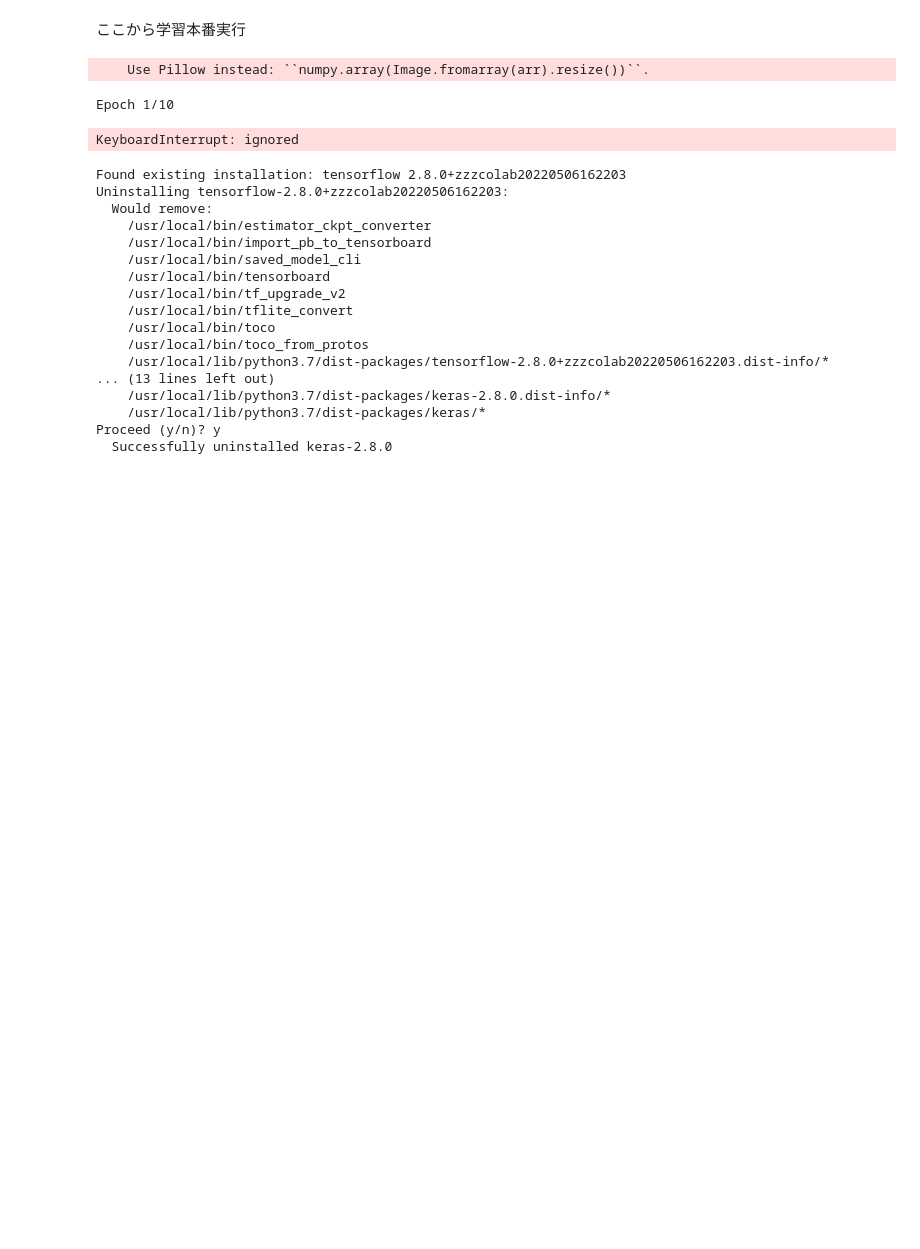
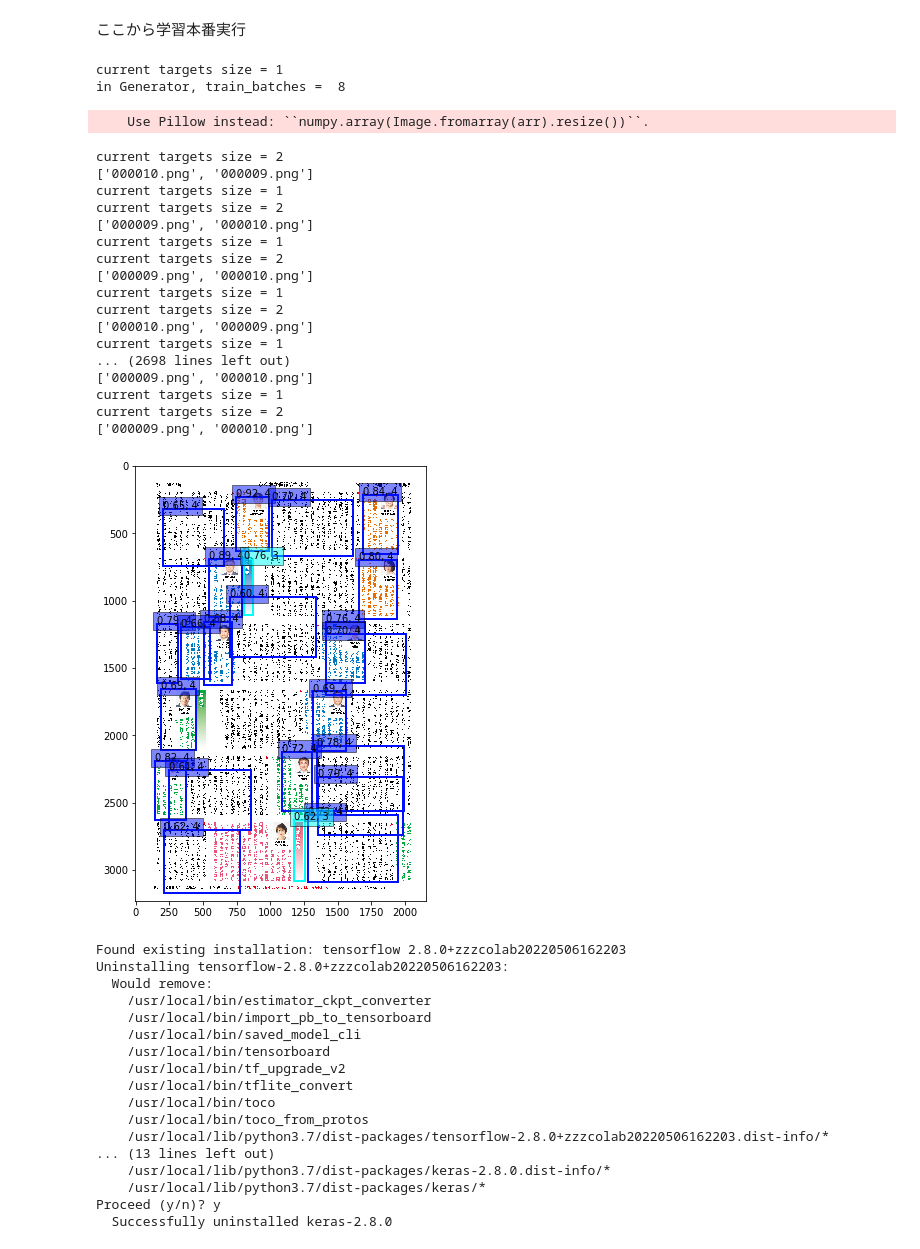
Before and after one commit to N-Tsuruta/SSD_TSG, a Jupyter notebook: SSD学習自前画像のみ.ipynb, the cells around one changed output. Saved outputs shown, nothing was run; the diff lists cells and outputs as text; code cells hidden in the pictures; blank space fills up the shorter version.

```diff
--- a/SSD学習自前画像のみ.ipynb
+++ b/SSD学習自前画像のみ.ipynb
@@ -352,6 +352,7 @@ class Generator(object):
         self.train_keys = train_keys
         self.val_keys = val_keys
         self.train_batches = len(train_keys)
+        print("in Generator, train_batches = ", self.train_batches)
         self.val_batches = len(val_keys)
         self.image_size = image_size
         self.color_jitter = []
@@ -461,6 +462,7 @@ class Generator(object):
                 keys = self.val_keys
             inputs = []
             targets = []
+            print(keys)
             for key in keys:
                 img_path = self.path_prefix + key
                 img = imageio.imread(img_path).astype('float32')
@@ -485,6 +487,7 @@ class Generator(object):
                 #print(y)
                 inputs.append(img)
                 targets.append(y)
+                print("current targets size =", len(targets))
                 if len(targets) == self.batch_size:
                     tmp_inp = np.array(inputs)
                     tmp_targets = np.array(targets)
@@ -494,8 +497,8 @@ class Generator(object):
 
 path_prefix = './VOCdevkit/VOC2007/myPNGImages/'
 
-#gen = Generator(gt, bbox_util, 4, path_prefix,
-gen = Generator(gt, bbox_util, 24, path_prefix,
+gen = Generator(gt, bbox_util, 2, path_prefix,
+#gen = Generator(gt, bbox_util, 24, path_prefix,
                 train_keys, val_keys,
                 (input_shape[0], input_shape[1]), do_crop=False)
 
@@ -525,7 +528,7 @@ model.compile(optimizer=optim,
               loss=MultiboxLoss(NUM_CLASSES, neg_pos_ratio=2.0).compute_loss)
 
 #epochs = 2 #100
-nb_epoch = 10
+nb_epoch = 100
 #batch_size=16 #例
 
 history = model.fit_generator(gen.generate(True), gen.train_batches,
@@ -568,36 +571,54 @@ for i, img in enumerate(images):
     top_indices = [i for i, conf in enumerate(det_conf) if conf >= 0.6]
 
     top_conf = det_conf[top_indices]
     top_label_indices = det_label[top_indices].tolist()
     top_xmin = det_xmin[top_indices]
     top_ymin = det_ymin[top_indices]
     top_xmax = det_xmax[top_indices]
     top_ymax = det_ymax[top_indices]
 
     colors = plt.cm.hsv(np.linspace(0, 1, NUM_CLASSES)).tolist()
 
     plt.imshow(img / 255.)
     currentAxis = plt.gca()
 
     for i in range(top_conf.shape[0]):
         xmin = int(round(top_xmin[i] * img.shape[1]))
         ymin = int(round(top_ymin[i] * img.shape[0]))
         xmax = int(round(top_xmax[i] * img.shape[1]))
         ymax = int(round(top_ymax[i] * img.shape[0]))
         score = top_conf[i]
         label = int(top_label_indices[i])
         # label_name = voc_classes[label - 1]
         display_txt = '{:0.2f}, {}'.format(score, label)
         coords = (xmin, ymin), xmax-xmin+1, ymax-ymin+1
         color = colors[label]
         currentAxis.add_patch(plt.Rectangle(*coords, fill=False, edgecolor=color, linewidth=2))
         currentAxis.text(xmin, ymin, display_txt, bbox={'facecolor':color, 'alpha':0.5})
 
     plt.show()
 # %% [output]
-    Use Pillow instead: ``numpy.array(Image.fromarray(arr).resize())``.
+current targets size = 1
+in Generator, train_batches =  8
-Epoch 1/10
+    Use Pillow instead: ``numpy.array(Image.fromarray(arr).resize())``.
-KeyboardInterrupt: ignored
+current targets size = 2
+['000010.png', '000009.png']
+current targets size = 1
+current targets size = 2
+['000009.png', '000010.png']
+current targets size = 1
+current targets size = 2
+['000009.png', '000010.png']
+current targets size = 1
+current targets size = 2
+['000010.png', '000009.png']
+current targets size = 1
+... (2698 lines left out)
+['000009.png', '000010.png']
+current targets size = 1
+current targets size = 2
+['000009.png', '000010.png']
+[figure, added]
 # %%
 !pip uninstall tensorflow scipy keras
 # %% [output]
```
Also changed, not shown: parts of 5 cells of this notebook.
